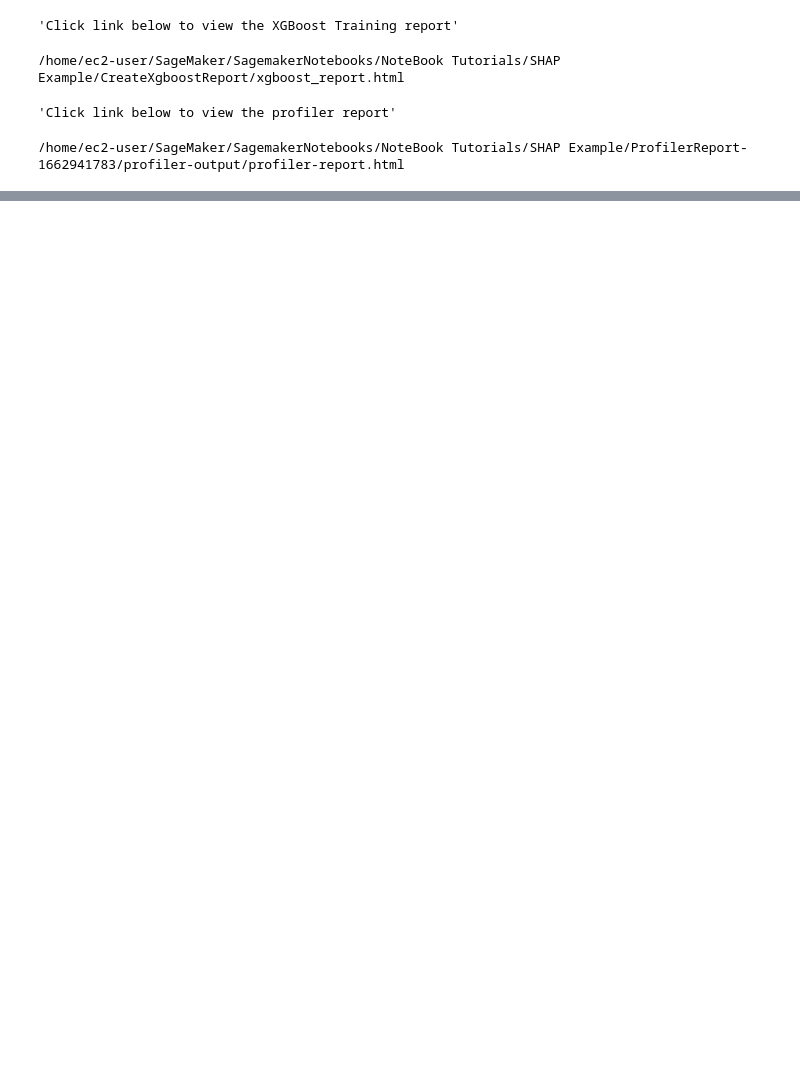
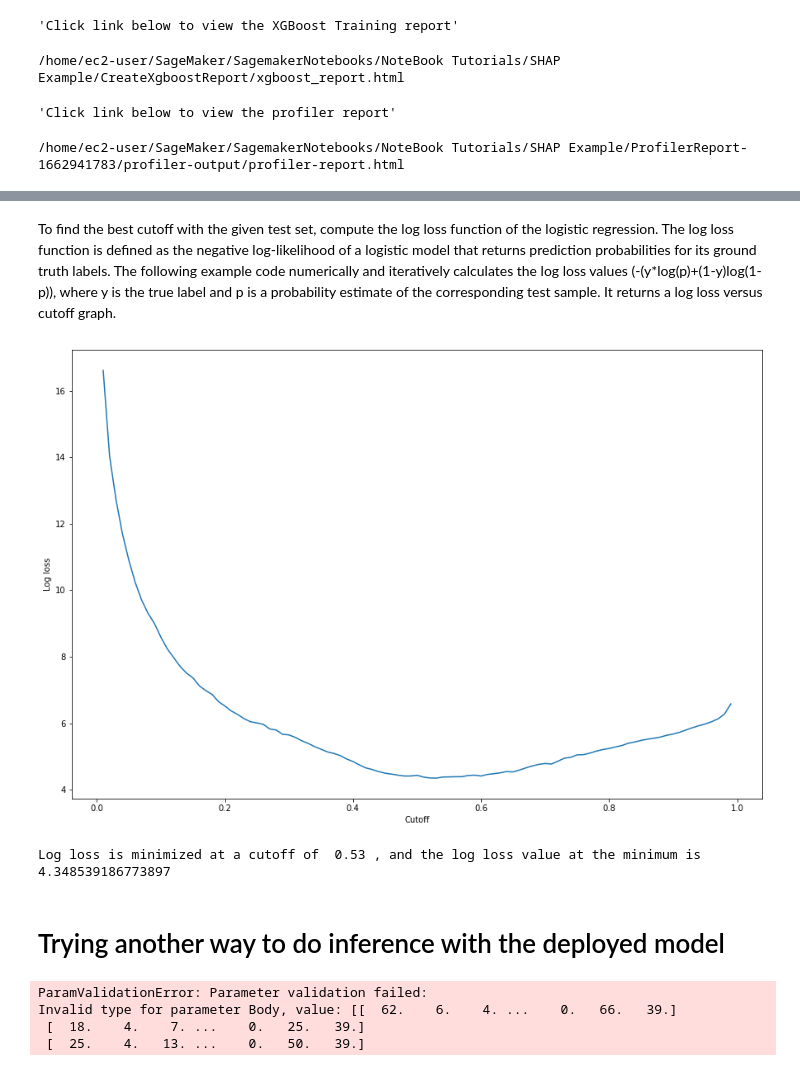
Before and after one commit to jraymondli/SagemakerNotebooks, a Jupyter notebook: NoteBook Tutorials/SHAP Example/ShapExample.ipynb, the cells around one changed output, grey strips where cells are left out. Cells and saved outputs as stored; diff of their text form; code cells hidden in the pictures; blank space fills up the shorter version.

```diff
--- a/NoteBook Tutorials/SHAP Example/ShapExample.ipynb
+++ b/NoteBook Tutorials/SHAP Example/ShapExample.ipynb
@@ -280,0 +344,28 @@ display("Click link below to view the profiler report", FileLink(profiler_report
+# %% [markdown]
+To find the best cutoff with the given test set, compute the log loss function of the logistic regression. The log loss function is defined as the negative log-likelihood of a logistic model that returns prediction probabilities for its ground truth labels. The following example code numerically and iteratively calculates the log loss values (-(y*log(p)+(1-y)log(1-p)), where y is the true label and p is a probability estimate of the corresponding test sample. It returns a log loss versus cutoff graph.
+# %%
+import matplotlib.pyplot as plt
+
+cutoffs = np.arange(0.01, 1, 0.01)
+log_loss = []
+for c in cutoffs:
+    log_loss.append(
+        sklearn.metrics.log_loss(test.iloc[:, 0], np.where(predictions > c, 1, 0))
+    )
+
+plt.figure(figsize=(15,10))
+plt.plot(cutoffs, log_loss)
+plt.xlabel("Cutoff")
+plt.ylabel("Log loss")
+plt.show()
+# %% [output]
+[figure, added]
+# %%
+print(
+    'Log loss is minimized at a cutoff of ', cutoffs[np.argmin(log_loss)],
+    ', and the log loss value at the minimum is ', np.min(log_loss)
+)
+# %% [output]
+Log loss is minimized at a cutoff of  0.53 , and the log loss value at the minimum is  4.348539186773897
+# %% [markdown]
+# Trying another way to do inference with the deployed model
@@ -280,0 +381,13 @@ display("Click link below to view the profiler report", FileLink(profiler_report
+# %%
+def predict(data, rows=1000):
+    split_array = np.array_split(data, int(data.shape[0] / float(rows) + 1))
+    predictions = ''
+    for array in split_array:
+        print(query_endpoint(array))
+
+predictions=predict(test.to_numpy()[:,1:])
+# %% [output]
+ParamValidationError: Parameter validation failed:
+Invalid type for parameter Body, value: [[  62.    6.    4. ...    0.   66.   39.]
+ [  18.    4.    7. ...    0.   25.   39.]
+ [  25.    4.   13. ...    0.   50.   39.]
```
Also changed, not shown: parts of 13 cells of this notebook.
